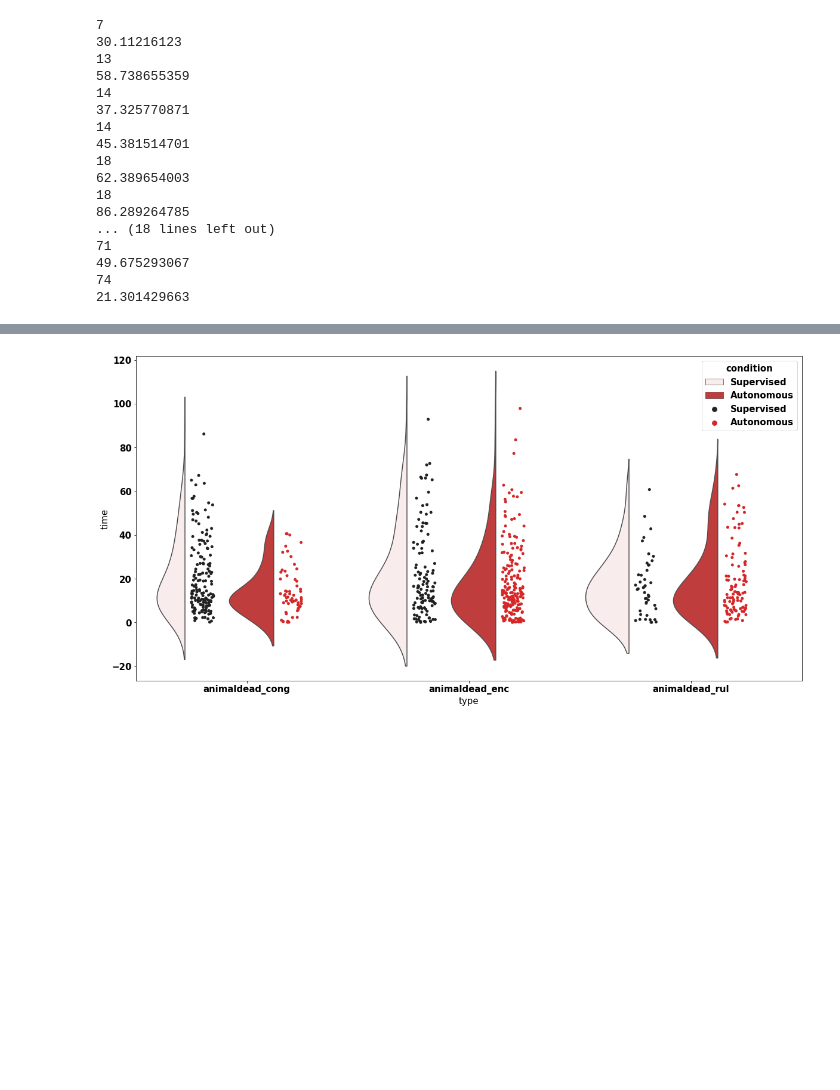
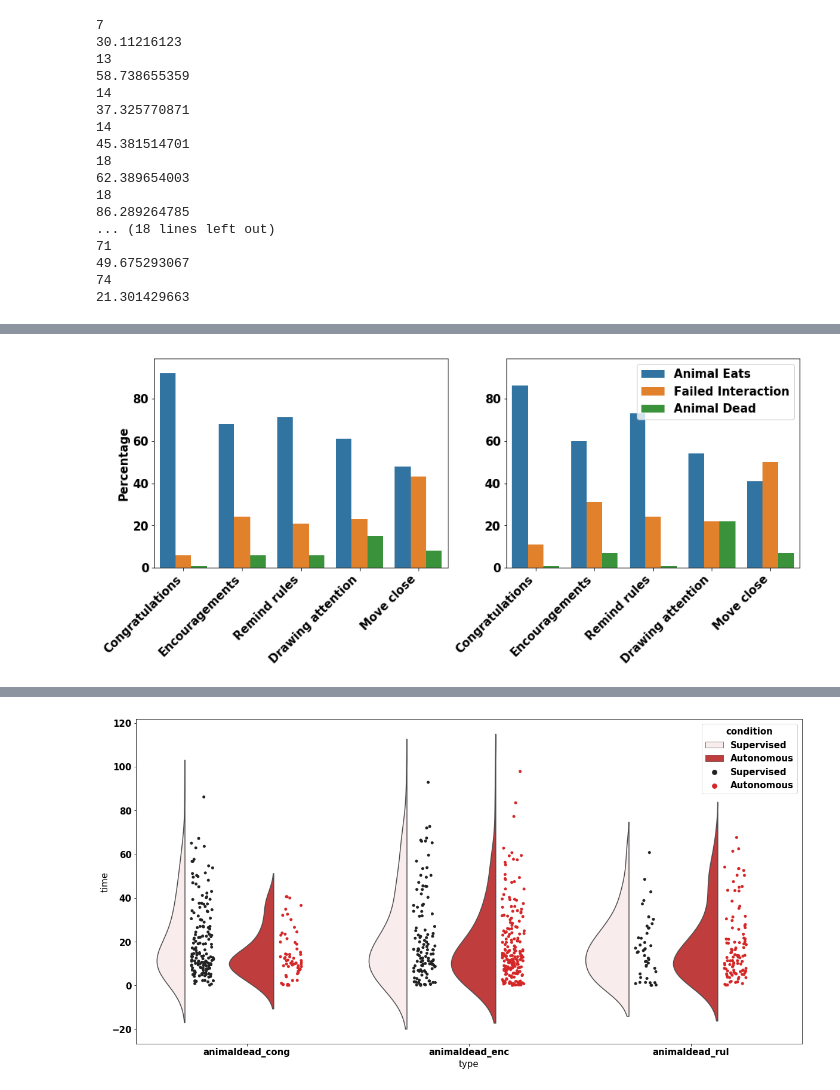
Before and after one commit to emmanuel-senft/data-foodchain, a Jupyter notebook: analyse.ipynb, the cells around one changed output, grey strips where cells are left out. Saved outputs shown, nothing was run; the diff lists cells and outputs as text; code cells hidden in the pictures; blank space fills up the shorter version.

```diff
--- a/analyse.ipynb
+++ b/analyse.ipynb
@@ -649,0 +705,32 @@ fancy_plot(get_frame([[a,a] for a in actions]))
+# %%
+saving=True
+sup=get_last_events_frame(sup_event,actions,events)
+aut=get_last_events_frame(aut_event,actions,events)
+action_labels=[ "Congratulations", "Encouragements","Remind rules", "Drawing attention","Move close"]
+event_labels=["Animal Eats", "Failed Interaction","Animal Dead"]
+x="action"
+hue="event"
+y="n"
+f, (ax1, ax2) = plt.subplots(1, 2, figsize=(15,5))
+sns.barplot(x=x,y=y,hue=hue,data=sup,ax=ax1)
+sns.barplot(x=x,y=y,hue=hue,data=aut,ax=ax2)
+
+ax1.legend_.remove()
+
+for a in [ax1,ax2]:
+    plt.sca(a)
+    locs, labels = plt.xticks()
+    plt.xticks(locs, action_labels, rotation=45, ha='right')
+    a.set_xlabel("", **font)
+    a.set_ylim(0,99)
+    if a==ax1:
+        plt.ylabel("Percentage",**font)
+    else:
+        a.set_ylabel("", **font)
+        handles, labels = a.get_legend_handles_labels()
+        l = ax2.legend(handles[0:3], event_labels, loc='upper right',prop={'size': font["size"]})
+plt.show()
+if saving:
+    f.savefig("actions_event_ratio.pdf",bbox_inches="tight")
+# %% [output]
+[figure, added]
```
Also changed, not shown: parts of 8 cells of this notebook.
